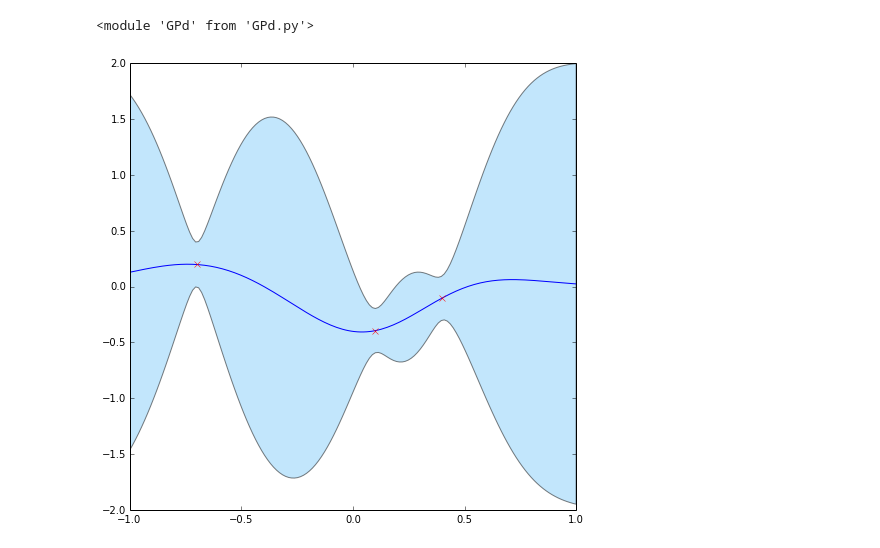
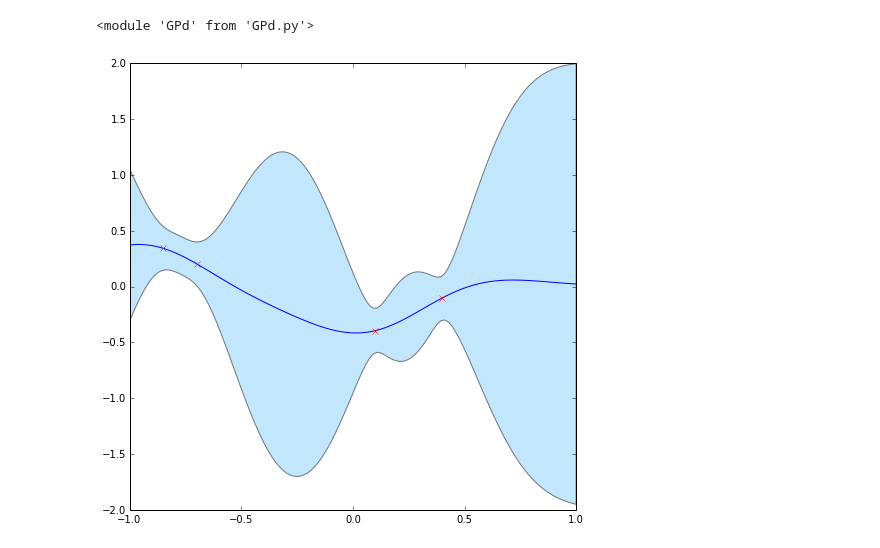
Before and after one commit to markm541374/ES, a Jupyter notebook: EPonGPd.ipynb, the cells around one changed output. Drawn from its saved outputs; the diff is of its cells as text; code cells hidden in the pictures.

```diff
--- a/EPonGPd.ipynb
+++ b/EPonGPd.ipynb
@@ -14,43 +16,25 @@ import GPd
 # %%
 Dim=1
 llimit=[-1]
 ulimit=[1]
 
 kf2 = GPd.gen_sqexp_k_d([1.,0.3])
 
-Xo=sp.matrix([[-0.7],[0.1],[0.4]])
-Yo=sp.matrix([[0.2],[-0.4],[-0.1]])
-So=sp.matrix([[0.01],[0.01],[0.01]])
-Do=[[sp.NaN],[sp.NaN],[sp.NaN]]
+Xo=sp.matrix([[-0.85],[-0.7],[0.1],[0.4]])
+Yo=sp.matrix([[0.35],[0.2],[-0.4],[-0.1]])
+So=sp.matrix([[0.01],[0.01],[0.01],[0.01]])
+Do=[[sp.NaN],[sp.NaN],[sp.NaN],[sp.NaN]]
 
 g=GPd.GPcore(Xo,Yo,So,Do,kf2)
 
-n_p=150
-
-X_p = sp.matrix(sp.linspace(llimit[0],ulimit[0],n_p)).T #plot points
-D_p = [[sp.NaN]]*n_p
-#D_p = [sp.NaN]*sp.matrix(sp.linspace(-1,1,n_p)).T
-[m_p,V_p] = g.infer_diag(X_p,D_p)
-
-ub=sp.zeros(n_p)
-lb=sp.zeros(n_p)
-for i in xrange(n_p):
-    ub[i]=m_p[i,0]+2*sp.sqrt(V_p[i,0])
-    lb[i]=m_p[i,0]-2*sp.sqrt(V_p[i,0])
-f0=plt.figure(figsize=(8,8))
-a0=f0.add_subplot(111)
-a0.plot(sp.array(X_p).flatten(),sp.array(m_p).flatten())
-a0.fill_between(sp.array(X_p).flatten(),lb,ub,facecolor='lightskyblue',alpha=0.5)
+a0=GPd.plot1(g,[-1],[1])
 
 for i in xrange(len(Do)):
     if Do[i]==[sp.NaN]:
         a=a0
-    #elif D[i]==[0]:
-    #    a=a1
-    #elif D[i]==[0,0]:
-    #    a=a2
+
     a.plot(Xo[i,0],Yo[i,0],'xr')
 # %% [output]
-[figure, old version]
+[figure, new version]
 # %%
 #loaction of the max
```
Also changed, not shown: parts of 5 cells of this notebook, 1 other file.
